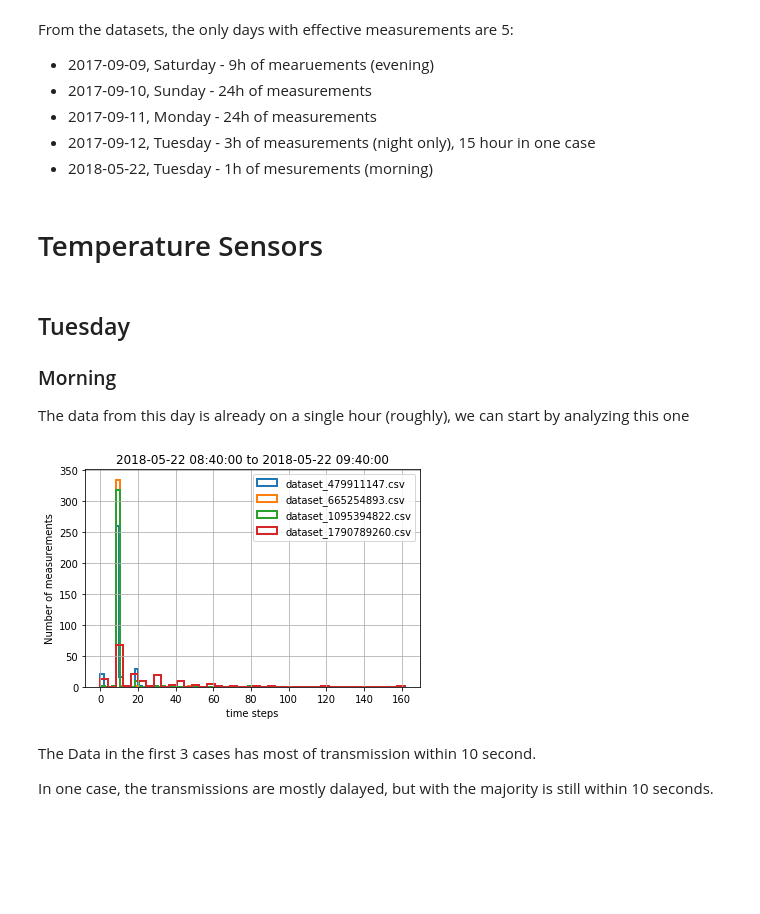
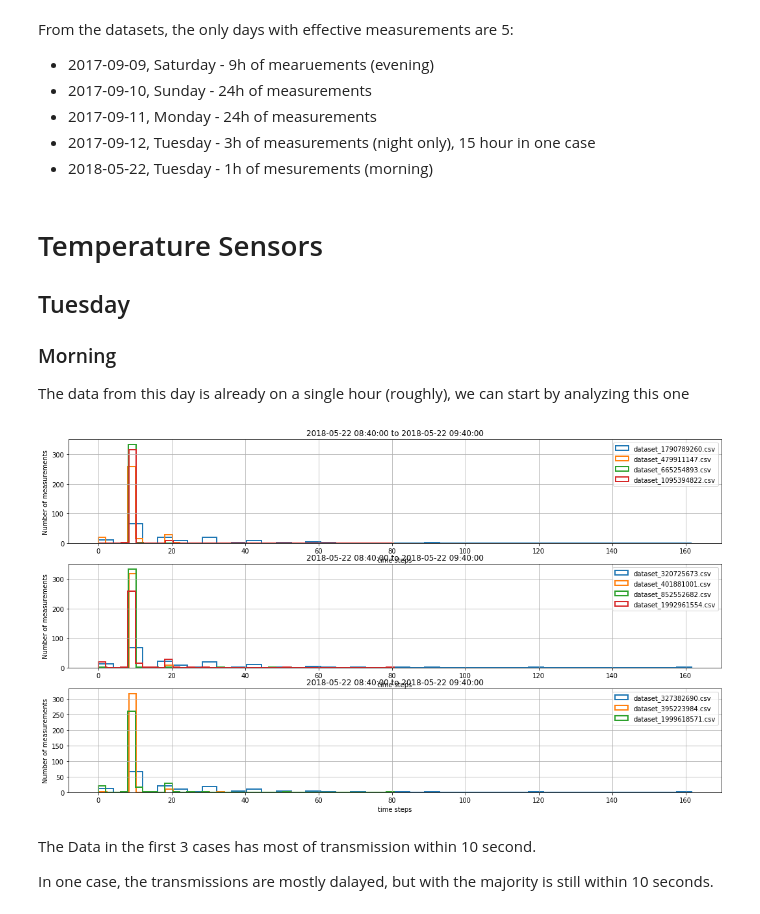
Before and after one commit to Yanuba/DM, a Jupyter notebook: PreliminaryPlots.ipynb, the cells around one changed output. Saved outputs shown, nothing was run; the diff lists cells and outputs as text; code cells hidden in the pictures; blank space fills up the shorter version.

```diff
--- a/PreliminaryPlots.ipynb
+++ b/PreliminaryPlots.ipynb
@@ -11,10 +11,10 @@ import time
 import os
 
 root = './dataset'
-t_path = ['dataset_479911147.csv',
+t_path = ['dataset_1790789260.csv',
+          'dataset_479911147.csv',
           'dataset_665254893.csv',
-          'dataset_1095394822.csv',
-          'dataset_1790789260.csv',]
+          'dataset_1095394822.csv',]
 
 s_path = ['dataset_320725673.csv',
           'dataset_401881001.csv',
@@ -164,18 +164,16 @@ def plot_for_all(root, path_list, first_datetime, last_datetime, hist = True):
             plt.hist(x, 40, histtype='step', density = False, label = path, linewidth = 2.0)
         else:
             x, y = count_intervals(x)
-            plt.plot(x, y, 'o-', label = path)
+            plt.scatter(x, y, label = path)
 
-    matplotlib.rcParams['figure.figsize'] = (16.0, 10.0)
+    matplotlib.rcParams['figure.figsize'] = (18.0, 10.0)
     plt.title(str(first_datetime) + " to " + str(last_datetime))
     plt.xlabel('time steps')
     plt.ylabel('Number of measurements')
     plt.legend()
     plt.grid()
-    plt.show()
-# %% [markdown]
-# Temperature Sensors
 # %% [markdown]
+# Temperature Sensors
 ## Tuesday
 ### Morning
 
@@ -183,9 +181,16 @@ The data from this day is already on a single hour (roughly), we can start by an
 # %%
 fts = datetime(year=2018, month=5, day=22, hour=8, minute=40)
 lts = datetime(year=2018, month=5, day=22, hour=9, minute=40)
+
+plt.subplot(311)
 plot_for_all(root, t_path, fts, lts)
+plt.subplot(312)
+plot_for_all(root, s_path, fts, lts)
+plt.subplot(313)
+plot_for_all(root, l_path, fts, lts)
+plt.show()
 # %% [output]
-[figure, old version]
+[figure, new version]
 # %% [markdown]
 The Data in the first 3 cases has most of transmission within 10 second.
 
```
Also changed, not shown: parts of 16 cells of this notebook, 1 other file.
